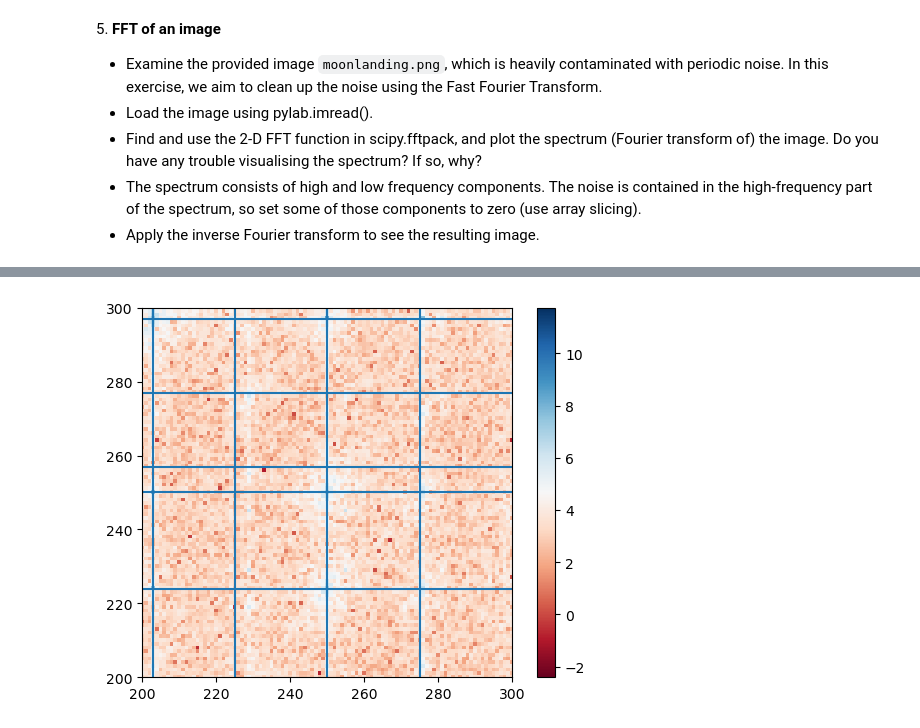
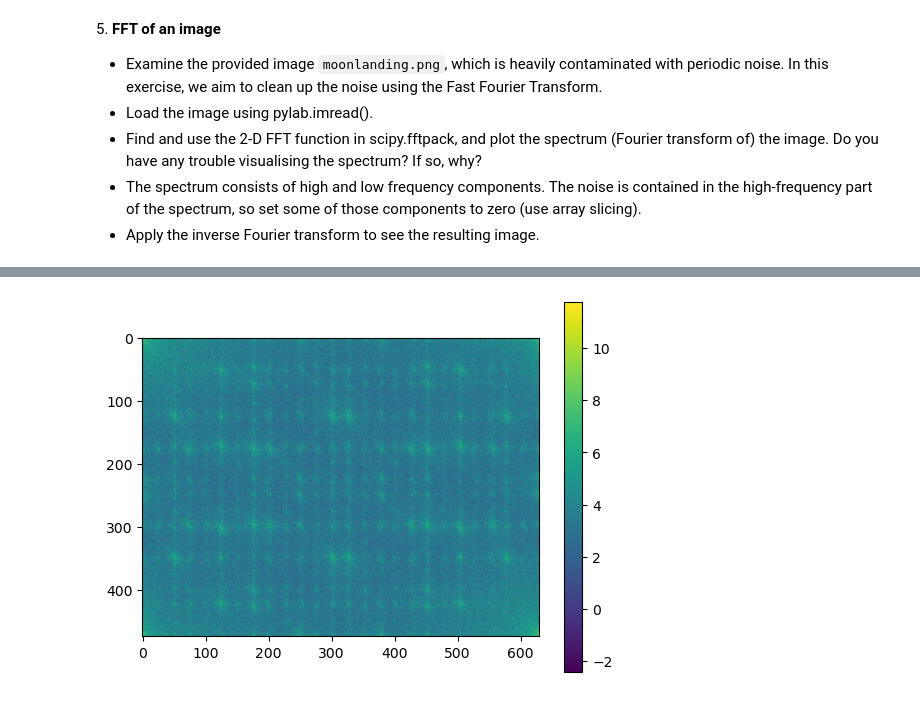
Before and after one commit to MarcoZenari/LaboratoryOfComputationalPhysics_Y5, a Jupyter notebook: 09ex_Algorithms_solutions.ipynb, the cells around one changed output, grey strips where cells are left out. Cells and saved outputs as stored; diff of their text form; code cells hidden in the pictures.

```diff
--- a/09ex_Algorithms_solutions.ipynb
+++ b/09ex_Algorithms_solutions.ipynb
@@ -288,19 +288,9 @@ abs_frequency_fft=np.abs(image_fft)
-# %%
-plt.imshow(np.log(abs_frequency_fft), cmap=plt.cm.RdBu)
-plt.colorbar()
-plt.axis([200, 300, 200, 300])
-plt.axvline(250)
-plt.axvline(225)
-plt.axvline(203)
-plt.axvline(275)
-plt.axhline(297)
-plt.axhline(277)
-plt.axhline(257)
-plt.axhline(250)
-plt.axhline(224)
-plt.show()
-# %% [output]
-[figure, removed]
+# %%
+plt.imshow(np.log(abs_frequency_fft))
+plt.colorbar()
+plt.show()
+# %% [output]
+[figure, added]
 # %%
 print(np.shape(frequency_fft))
 print(np.mean(frequency_fft))
```
Also changed, not shown: parts of 7 cells of this notebook.
